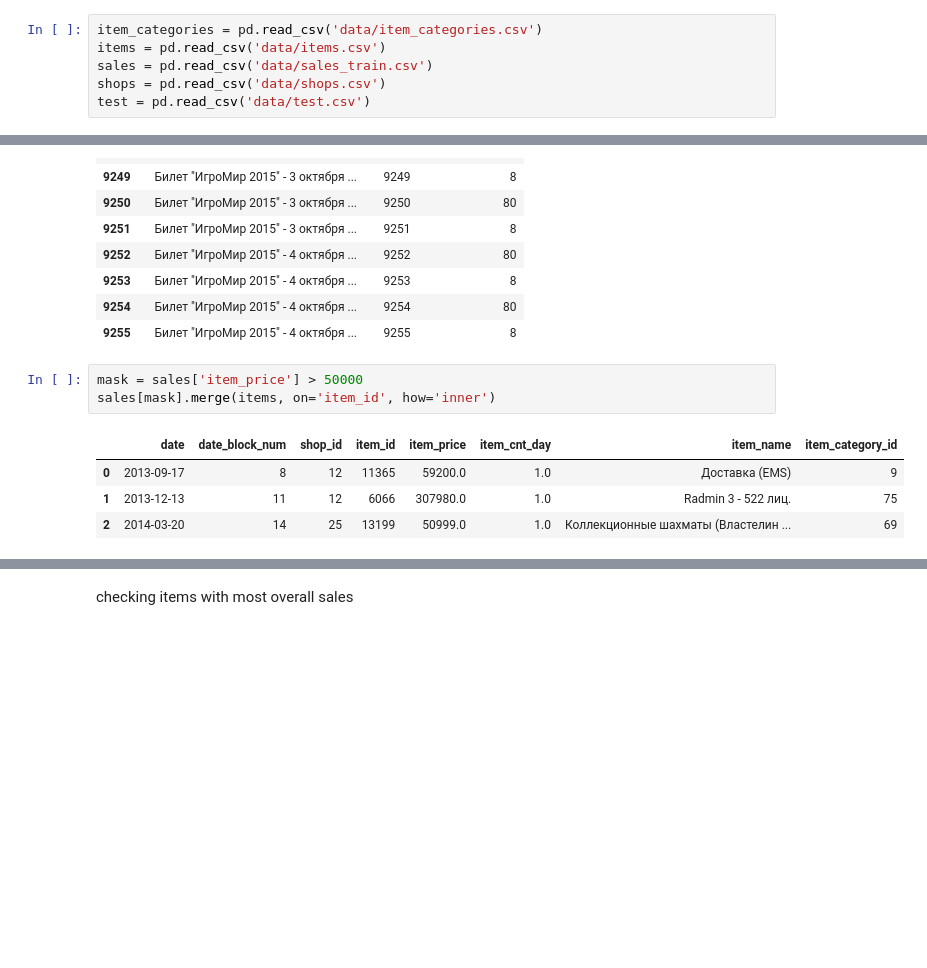
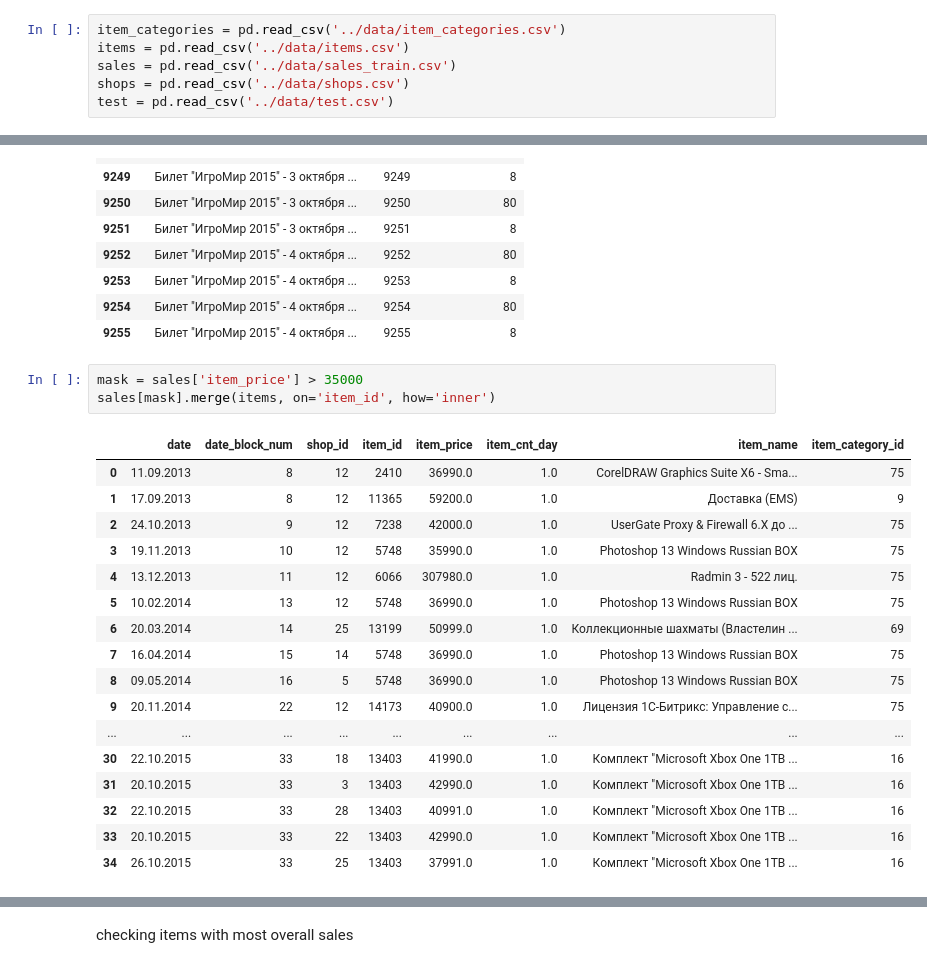
Before and after one commit to lopharb/ds_practice, a Jupyter notebook: notebooks/dqc.ipynb, the cells around one changed output, grey strips where cells are left out. Drawn from its saved outputs; the diff is of its cells as text; blank space fills up the shorter version.

```diff
--- a/notebooks/dqc.ipynb
+++ b/notebooks/dqc.ipynb
@@ -15,11 +15,11 @@ please provide us feedback at https://github.com/pandas-dev/pandas/issues/54466
 
   import pandas as pd
 # %%
-item_categories = pd.read_csv('data/item_categories.csv')
-items = pd.read_csv('data/items.csv')
-sales = pd.read_csv('data/sales_train.csv')
-shops = pd.read_csv('data/shops.csv')
-test = pd.read_csv('data/test.csv')
+item_categories = pd.read_csv('../data/item_categories.csv')
+items = pd.read_csv('../data/items.csv')
+sales = pd.read_csv('../data/sales_train.csv')
+shops = pd.read_csv('../data/shops.csv')
+test = pd.read_csv('../data/test.csv')
 # %% [markdown]
 ## looking at tables' shapes and columns
 # %%
@@ -286,10 +310,23 @@ with pd.option_context('display.max_colwidth', 400):
 | 9254 | Билет "ИгроМир 2015" - 4 октября ... | 9254 | 80 |
 | 9255 | Билет "ИгроМир 2015" - 4 октября ... | 9255 | 8 |
 # %%
-mask = sales['item_price'] > 50000
+mask = sales['item_price'] > 35000
 sales[mask].merge(items, on='item_id', how='inner')
 # %% [output]
 |  | date | date_block_num | shop_id | item_id | item_price | item_cnt_day | item_name | item_category_id |
-| 0 | 2013-09-17 | 8 | 12 | 11365 | 59200.0 | 1.0 | Доставка (EMS) | 9 |
-| 1 | 2013-12-13 | 11 | 12 | 6066 | 307980.0 | 1.0 | Radmin 3 - 522 лиц. | 75 |
-| 2 | 2014-03-20 | 14 | 25 | 13199 | 50999.0 | 1.0 | Коллекционные шахматы (Властелин ... | 69 |
+| 0 | 11.09.2013 | 8 | 12 | 2410 | 36990.0 | 1.0 | CorelDRAW Graphics Suite X6 - Sma... | 75 |
+| 1 | 17.09.2013 | 8 | 12 | 11365 | 59200.0 | 1.0 | Доставка (EMS) | 9 |
+| 2 | 24.10.2013 | 9 | 12 | 7238 | 42000.0 | 1.0 | UserGate Proxy & Firewall 6.X до ... | 75 |
+| 3 | 19.11.2013 | 10 | 12 | 5748 | 35990.0 | 1.0 | Photoshop 13 Windows Russian BOX | 75 |
+| 4 | 13.12.2013 | 11 | 12 | 6066 | 307980.0 | 1.0 | Radmin 3 - 522 лиц. | 75 |
+| 5 | 10.02.2014 | 13 | 12 | 5748 | 36990.0 | 1.0 | Photoshop 13 Windows Russian BOX | 75 |
+| 6 | 20.03.2014 | 14 | 25 | 13199 | 50999.0 | 1.0 | Коллекционные шахматы (Властелин ... | 69 |
+| 7 | 16.04.2014 | 15 | 14 | 5748 | 36990.0 | 1.0 | Photoshop 13 Windows Russian BOX | 75 |
+| 8 | 09.05.2014 | 16 | 5 | 5748 | 36990.0 | 1.0 | Photoshop 13 Windows Russian BOX | 75 |
+| 9 | 20.11.2014 | 22 | 12 | 14173 | 40900.0 | 1.0 | Лицензия 1С-Битрикс: Управление с... | 75 |
+| ... | ... | ... | ... | ... | ... | ... | ... | ... |
+| 30 | 22.10.2015 | 33 | 18 | 13403 | 41990.0 | 1.0 | Комплект "Microsoft Xbox One 1TB ... | 16 |
+| 31 | 20.10.2015 | 33 | 3 | 13403 | 42990.0 | 1.0 | Комплект "Microsoft Xbox One 1TB ... | 16 |
+| 32 | 22.10.2015 | 33 | 28 | 13403 | 40991.0 | 1.0 | Комплект "Microsoft Xbox One 1TB ... | 16 |
+| 33 | 20.10.2015 | 33 | 22 | 13403 | 42990.0 | 1.0 | Комплект "Microsoft Xbox One 1TB ... | 16 |
+| 34 | 26.10.2015 | 33 | 25 | 13403 | 37991.0 | 1.0 | Комплект "Microsoft Xbox One 1TB ... | 16 |
```
Also changed, not shown: parts of 29 cells of this notebook, 1 other file.
